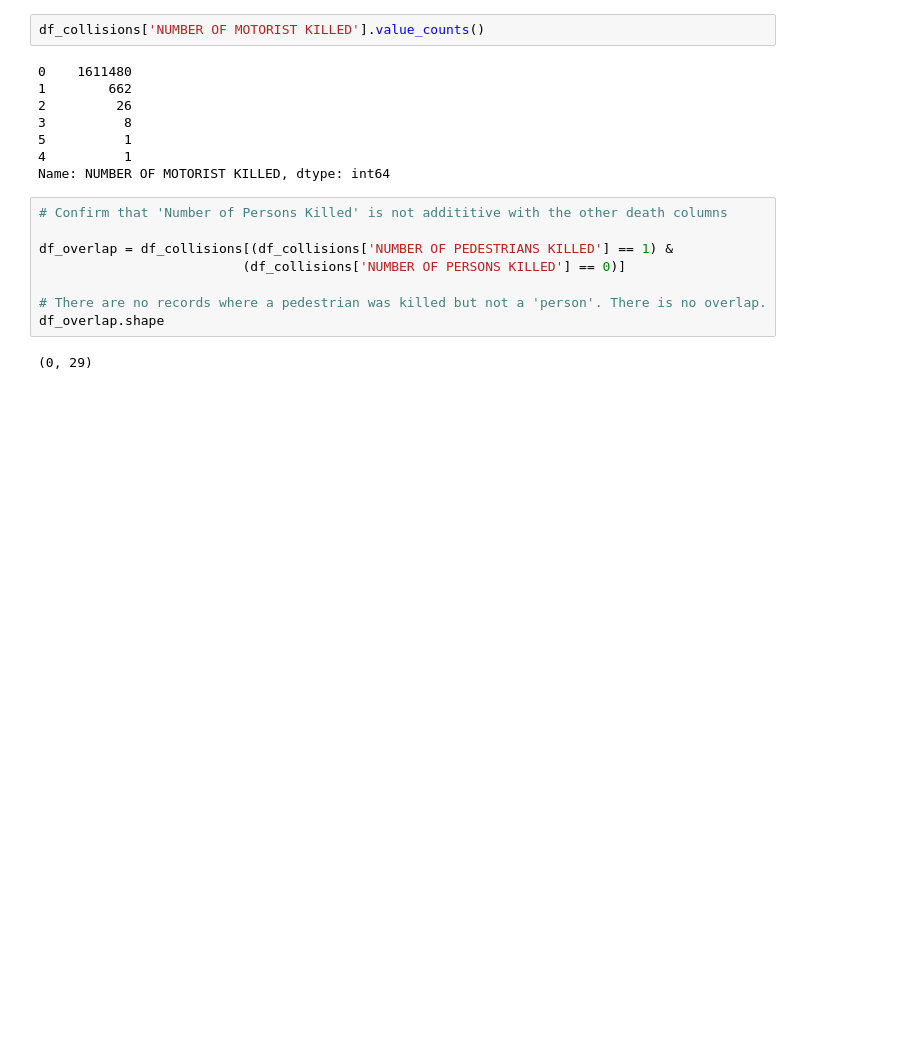
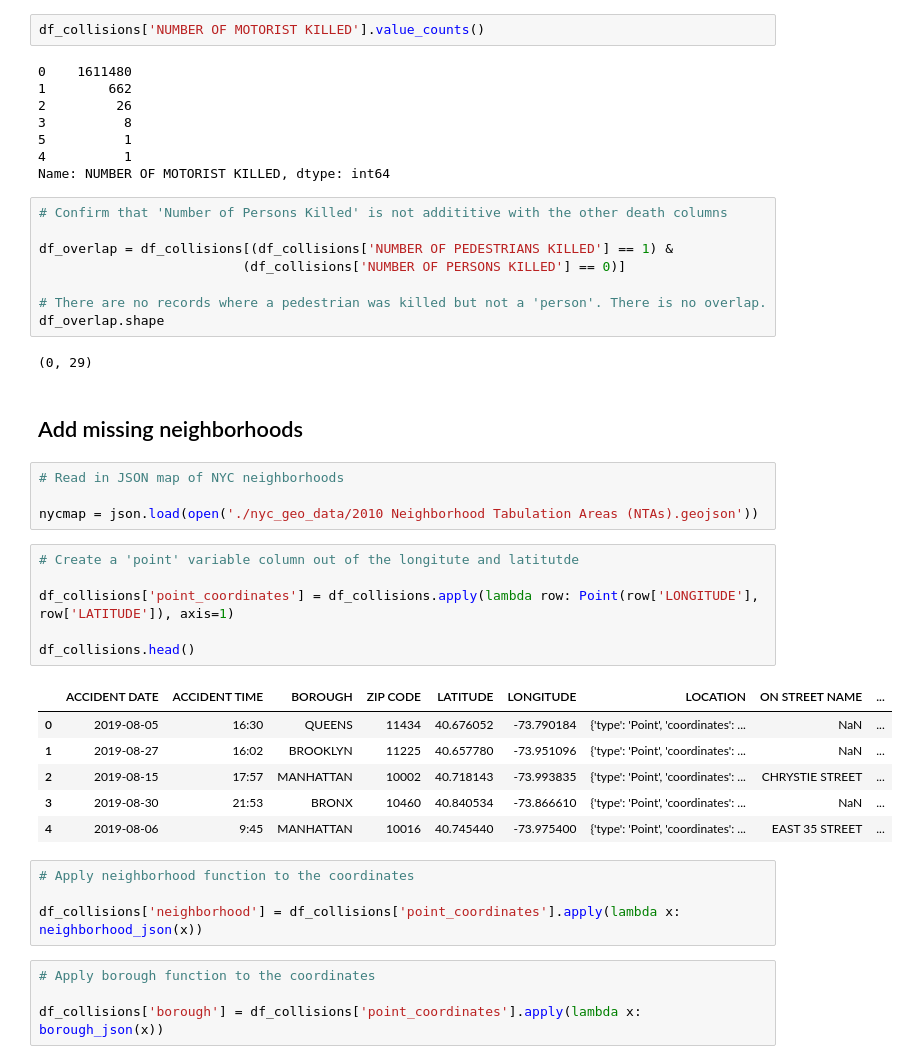
Before and after one commit to marvelje/nyc_collisions, a Jupyter notebook: collision_eda.ipynb, the cells around one changed output. Cells and saved outputs as stored; diff of their text form; blank space fills up the shorter version.

Commit message:
append neighborhood / borough

```diff
--- a/collision_eda.ipynb
+++ b/collision_eda.ipynb
@@ -121,3 +157,30 @@ df_overlap = df_collisions[(df_collisions['NUMBER OF PEDESTRIANS KILLED'] == 1)
 df_overlap.shape
 # %% [output]
 (0, 29)
+# %% [markdown]
+## Add missing neighborhoods
+# %%
+# Read in JSON map of NYC neighborhoods
+
+nycmap = json.load(open('./nyc_geo_data/2010 Neighborhood Tabulation Areas (NTAs).geojson'))
+# %%
+# Create a 'point' variable column out of the longitute and latitutde
+
+df_collisions['point_coordinates'] = df_collisions.apply(lambda row: Point(row['LONGITUDE'], row['LATITUDE']), axis=1)
+
+df_collisions.head()
+# %% [output]
+|  | ACCIDENT DATE | ACCIDENT TIME | BOROUGH | ZIP CODE | LATITUDE | LONGITUDE | LOCATION | ON STREET NAME | ... |
+| 0 | 2019-08-05 | 16:30 | QUEENS | 11434 | 40.676052 | -73.790184 | {'type': 'Point', 'coordinates': ... | NaN | ... |
+| 1 | 2019-08-27 | 16:02 | BROOKLYN | 11225 | 40.657780 | -73.951096 | {'type': 'Point', 'coordinates': ... | NaN | ... |
+| 2 | 2019-08-15 | 17:57 | MANHATTAN | 10002 | 40.718143 | -73.993835 | {'type': 'Point', 'coordinates': ... | CHRYSTIE STREET | ... |
+| 3 | 2019-08-30 | 21:53 | BRONX | 10460 | 40.840534 | -73.866610 | {'type': 'Point', 'coordinates': ... | NaN | ... |
+| 4 | 2019-08-06 | 9:45 | MANHATTAN | 10016 | 40.745440 | -73.975400 | {'type': 'Point', 'coordinates': ... | EAST 35 STREET | ... |
+# %%
+# Apply neighborhood function to the coordinates
+
+df_collisions['neighborhood'] = df_collisions['point_coordinates'].apply(lambda x: neighborhood_json(x))
+# %%
+# Apply borough function to the coordinates
+
+df_collisions['borough'] = df_collisions['point_coordinates'].apply(lambda x: borough_json(x))
```
Also changed, not shown: parts of 5 cells of this notebook.
